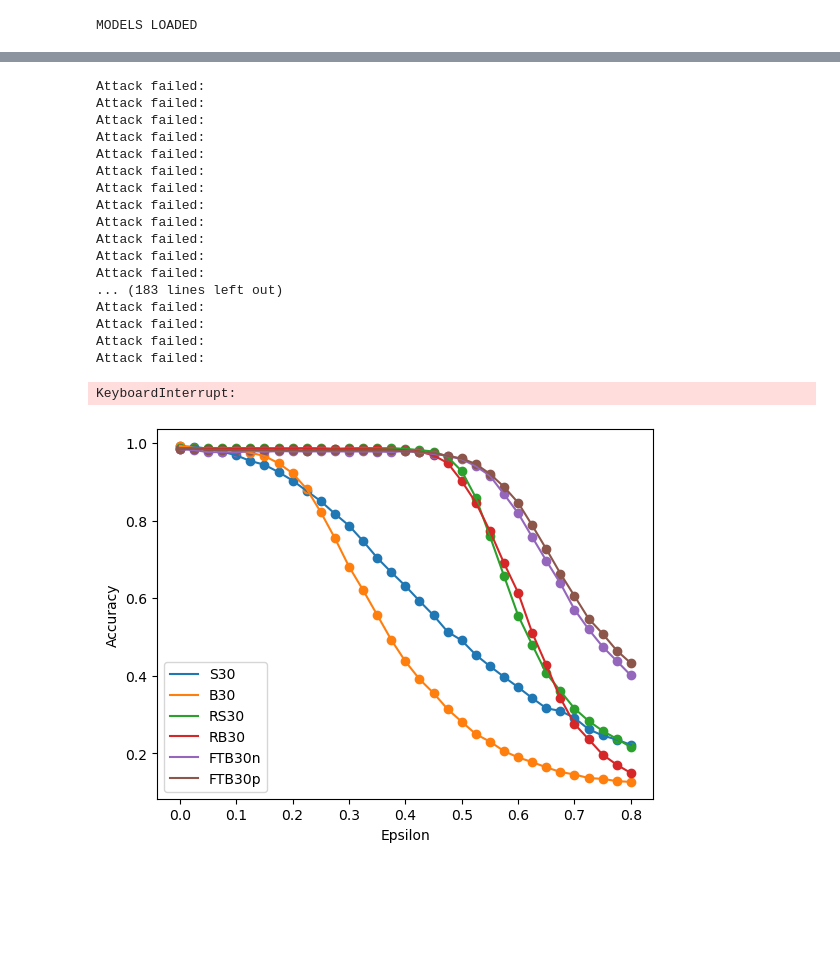
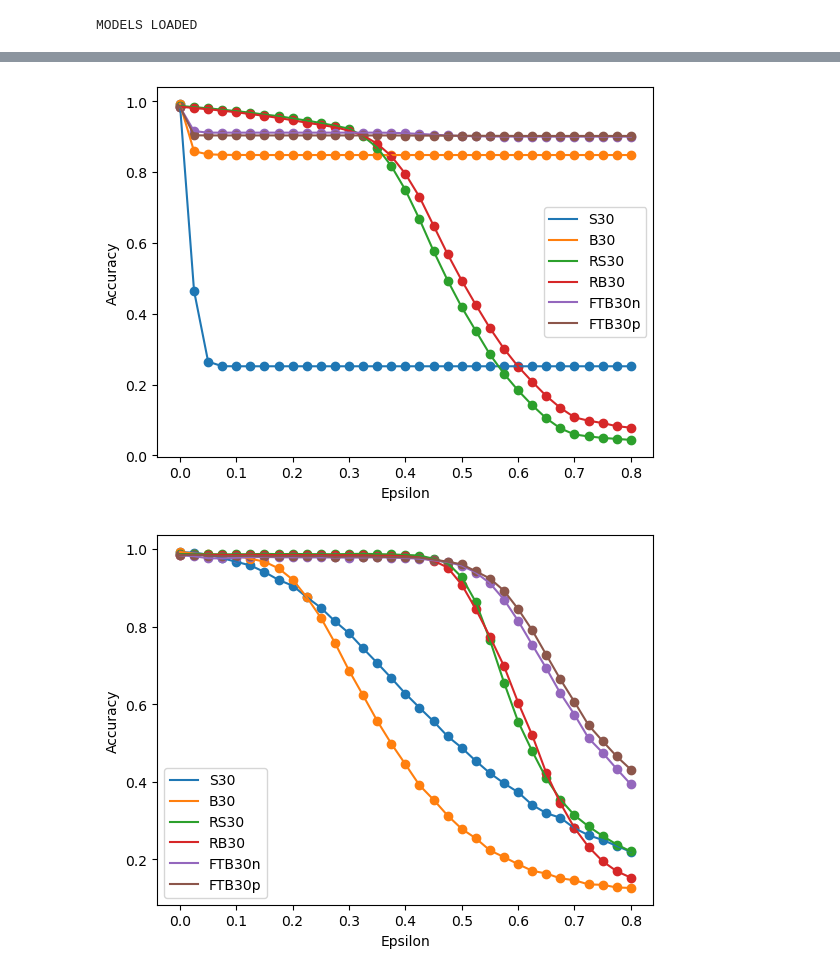
Before and after one commit to hugorecio-7/Praktikak-PrototypeDNN-Robustness-main, a Jupyter notebook: Adversarial_Attacks_Testing.ipynb, the cells around one changed output, grey strips where cells are left out. Drawn from its saved outputs; the diff is of its cells as text; code cells hidden in the pictures; blank space fills up the shorter version.

```diff
--- a/Adversarial_Attacks_Testing.ipynb
+++ b/Adversarial_Attacks_Testing.ipynb
@@ -118,5 +118,5 @@ adversarial_attacks_eps_plot(models, model_names, test_loader, attack, loss, max
 # %%
-iters = 1 #40
+iters = 10 #40
 max_eps = 0.8
 step = 0.025
 random_start = True
@@ -128,38 +128,21 @@ loss = CELoss
 
 adversarial_attacks_eps_plot(models, model_names, test_loader, attack, loss, max_eps, step=step, foolbox_use=True)
 # %% [output]
-Attack failed:
-Attack failed:
-Attack failed:
-Attack failed:
-Attack failed:
-Attack failed:
-Attack failed:
-Attack failed:
-Attack failed:
-Attack failed:
-Attack failed:
-Attack failed:
-... (183 lines left out)
-Attack failed:
-Attack failed:
-Attack failed:
-Attack failed:
-KeyboardInterrupt:
+[figure, added]
 # %%
-iters = 1 #40
+iters = 40 #40
 max_eps = 0.8
 step = 0.025
 random_start = True
 
 models = [s30, b30, rs30, rb30, ftb30n, ftb30p]
 model_names = ["S30", "B30", "RS30", "RB30", "FTB30n", "FTB30p"]
 attack = partial(LinfAdditiveUniformNoise_attack)
 loss = CELoss
 
 adversarial_attacks_eps_plot(models, model_names, test_loader, attack, loss, max_eps, step=step, foolbox_use=True)
 # %% [output]
-[figure, old version]
+[figure, new version]
 # %%
 iters = 1 #40
 max_eps = 0.8
```
Also changed, not shown: parts of 6 cells of this notebook, 3 other files.
